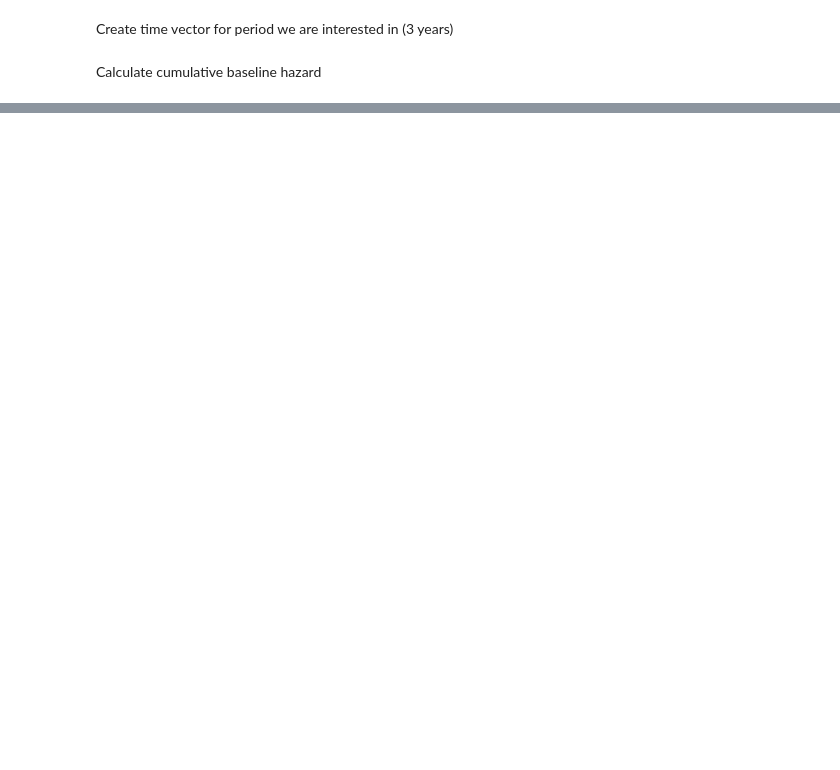
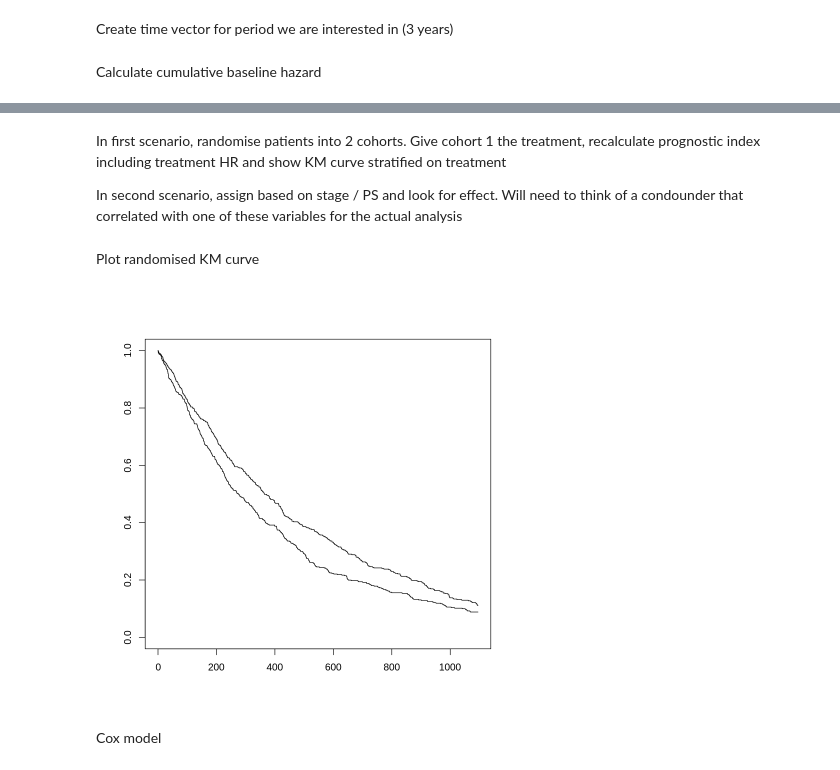
Before and after one commit to gpricechristie/introductionToClinicalTrials, a Jupyter notebook: simulateSurvivalData.ipynb, the cells around one changed output, grey strips where cells are left out. Drawn from its saved outputs; the diff is of its cells as text; code cells hidden in the pictures; blank space fills up the shorter version.

Commit message:
First draft of assigning treatment randomly or according to PS
Need to include some correlations between independent variables and confounding factors that are associated with PS

```diff
--- a/simulateSurvivalData.ipynb
+++ b/simulateSurvivalData.ipynb
@@ -92,0 +195,29 @@ B_i *x_i = prognostic index
+# %% [markdown]
+In first scenario, randomise patients into 2 cohorts. Give cohort 1 the treatment, recalculate prognostic index including treatment HR and show KM curve stratified on treatment
+
+In second scenario, assign based on stage / PS and look for effect. Will need to think of a condounder that correlated with one of these variables for the actual analysis
+# %%
+patients$treatment_assignment = rep('SoC',nbrPats)
+patients$treatment_assignment[which(runif(nbrPats,0,1) > 0.5)] = 'Intervention'
+
+patients$treatment_assignment_pi = rep(log(1.0),nbrPats)
+patients$treatment_assignment_pi[which(patients$treatment_assignment == 'Intervention')] = rep(log(hr_treat),sum(patients$treatment_assignment == 'Intervention'))
+patients$progInd = patients$age_pi + patients$sex_pi + patients$ps_pi + patients$stage_pi + patients$log_gtv_pi + patients$treatment_assignment_pi
+
+hazard = array(dim=c(length(time),nrow=nbrPats))
+for(i in 1:nbrPats){
+  hazard[,i] =  H_0 * exp(patients$progInd[i])
+}
+
+survProb = runif(nbrPats,0,1)
+patients$survTime = -log(survProb) / (h_0 * exp(patients$progInd))
+patients$vitalStatus = rep(1,nbrPats)
+# %% [markdown]
+Plot randomised KM curve
+# %%
+sampleSurv = Surv(patients$survTime,patients$vitalStatus)
+plot(survfit(sampleSurv~treatment_assignment, data=patients),xlim=c(0,3*365))
+# %% [output]
+[figure, added]
+# %% [markdown]
+Cox model
```
Also changed, not shown: parts of 22 cells of this notebook.
